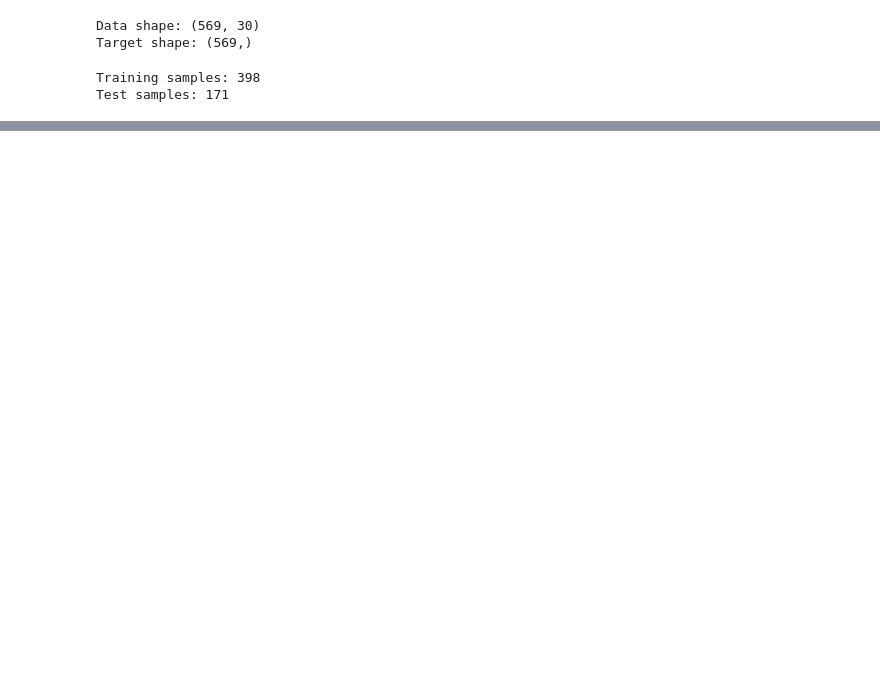
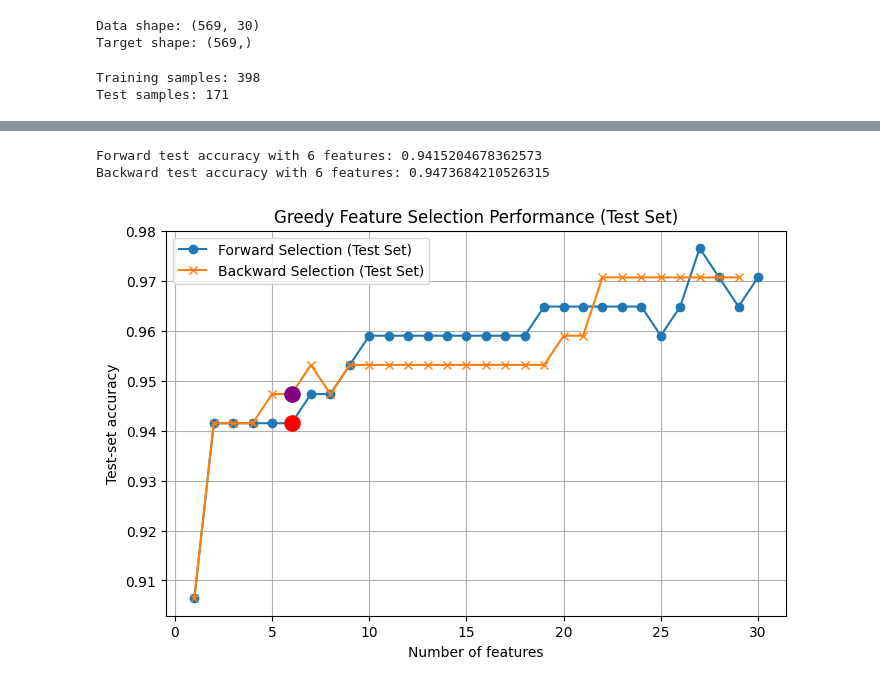
Before and after one commit to TarikOzpamuk/IML2-, a Jupyter notebook: task-2.ipynb, the cells around one changed output, grey strips where cells are left out. Drawn from its saved outputs; the diff is of its cells as text; code cells hidden in the pictures; blank space fills up the shorter version.

```diff
--- a/task-2.ipynb
+++ b/task-2.ipynb
@@ -167,0 +168,59 @@ plt.show()
+# %%
+# --- Forward test scores ---
+forward_test_scores = []
+
+for k in range(1, n_features+1):
+    subset = selected_features_forward[:k]
+    model = LinearSVC(max_iter=10000, random_state=42)
+    model.fit(X_train[:, subset], y_train)
+    acc = model.score(X_test[:, subset], y_test)
+    forward_test_scores.append(acc)
+
+# --- Backward test scores ---
+backward_test_scores = []
+
+current_subset = list(range(n_features))
+
+for removed in removed_features:
+    current_subset = [f for f in current_subset if f != removed]
+    model = LinearSVC(max_iter=10000, random_state=42)
+    model.fit(X_train[:, current_subset], y_train)
+    acc = model.score(X_test[:, current_subset], y_test)
+    backward_test_scores.append(acc)
+
+# Correct index for 6-feature backward result
+idx_backward_6 = (n_features - 6) - 1
+
+print("Forward test accuracy with 6 features:", forward_test_scores[5])
+print("Backward test accuracy with 6 features:", backward_test_scores[idx_backward_6])
+
+# --- Plot ---
+plt.figure(figsize=(8,5))
+
+# Forward curve
+plt.plot(range(1, n_features+1),
+         forward_test_scores,
+         marker='o', label='Forward Selection (Test Set)')
+
+# Backward curve
+backward_x = list(range(n_features-1, 0, -1))
+plt.plot(backward_x,
+         backward_test_scores,
+         marker='x', label='Backward Selection (Test Set)')
+
+# Mark forward 6-feature point
+plt.scatter(6, forward_test_scores[5], s=120, color='red', zorder=5)
+
+# Mark backward 6-feature point
+plt.scatter(6, backward_test_scores[idx_backward_6], s=120, color='purple', zorder=5)
+
+plt.xlabel('Number of features')
+plt.ylabel('Test-set accuracy')
+plt.title('Greedy Feature Selection Performance (Test Set)')
+plt.legend()
+plt.grid(True)
+plt.show()
+# %% [output]
+Forward test accuracy with 6 features: 0.9415204678362573
+Backward test accuracy with 6 features: 0.9473684210526315
+[figure, added]
```
Also changed, not shown: parts of 7 cells of this notebook.
